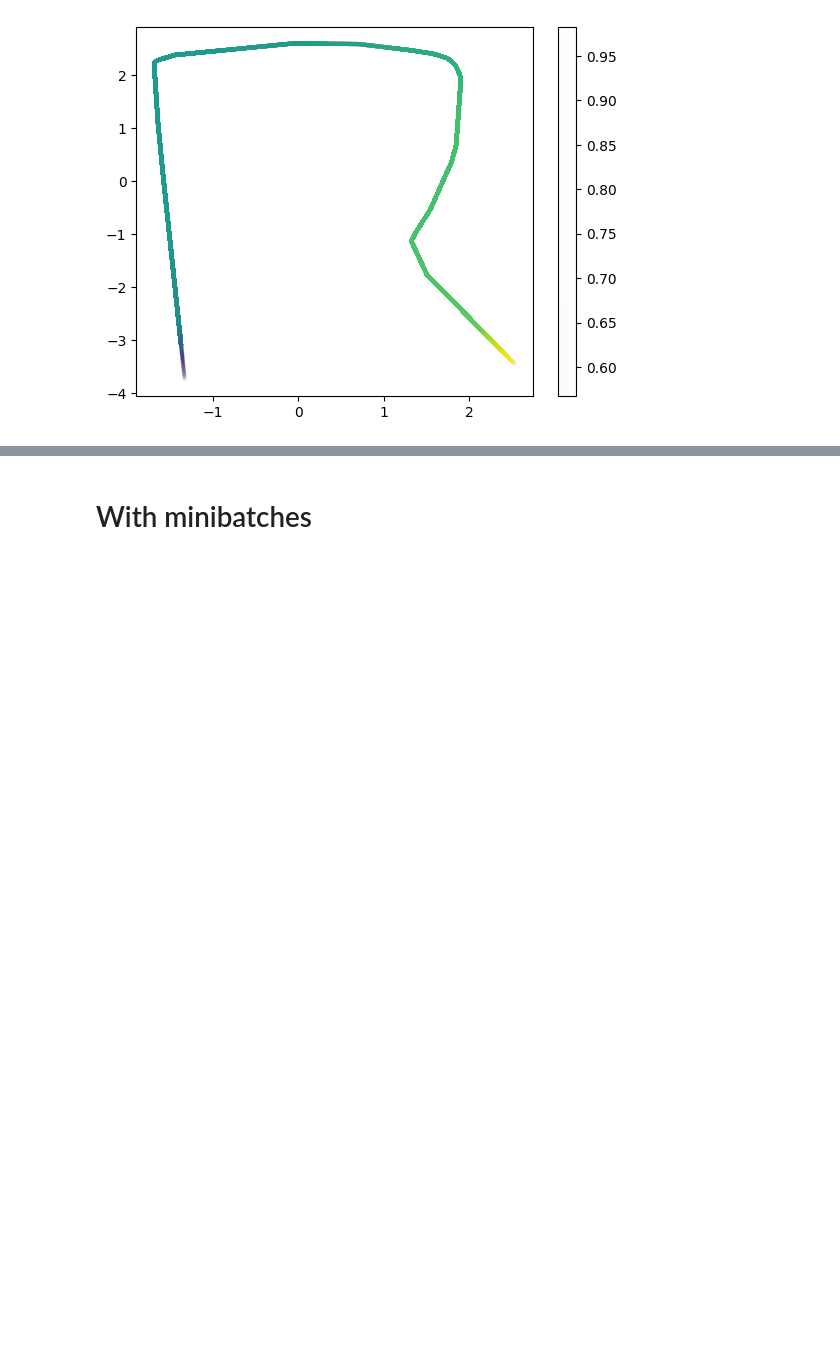
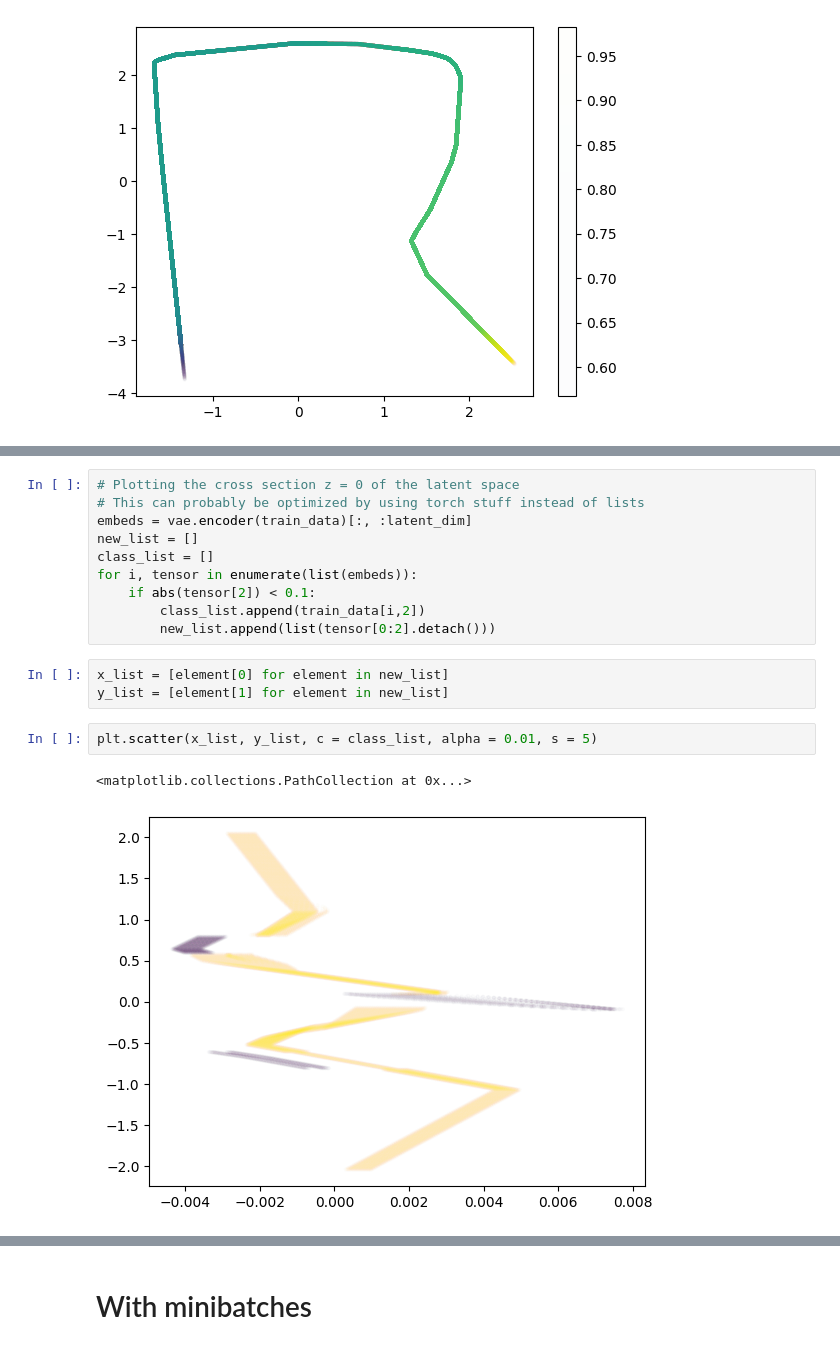
Before and after one commit to aidanlorenz/SBMP-VAE, a Jupyter notebook: SBMP_VAEmodel3.ipynb, the cells around one changed output, grey strips where cells are left out. Drawn from its saved outputs; the diff is of its cells as text; blank space fills up the shorter version.

```diff
--- a/SBMP_VAEmodel3.ipynb
+++ b/SBMP_VAEmodel3.ipynb
@@ -274,0 +335,18 @@ plt.colorbar()
+# %%
+# Plotting the cross section z = 0 of the latent space
+# This can probably be optimized by using torch stuff instead of lists
+embeds = vae.encoder(train_data)[:, :latent_dim]
+new_list = []
+class_list = []
+for i, tensor in enumerate(list(embeds)):
+    if abs(tensor[2]) < 0.1:
+        class_list.append(train_data[i,2])
+        new_list.append(list(tensor[0:2].detach()))
+# %%
+x_list = [element[0] for element in new_list]
+y_list = [element[1] for element in new_list]
+# %%
+plt.scatter(x_list, y_list, c = class_list, alpha = 0.01, s = 5)
+# %% [output]
+<matplotlib.collections.PathCollection at 0x...>
+[figure, added]
```
Also changed, not shown: parts of 10 cells of this notebook, 1 other file.
